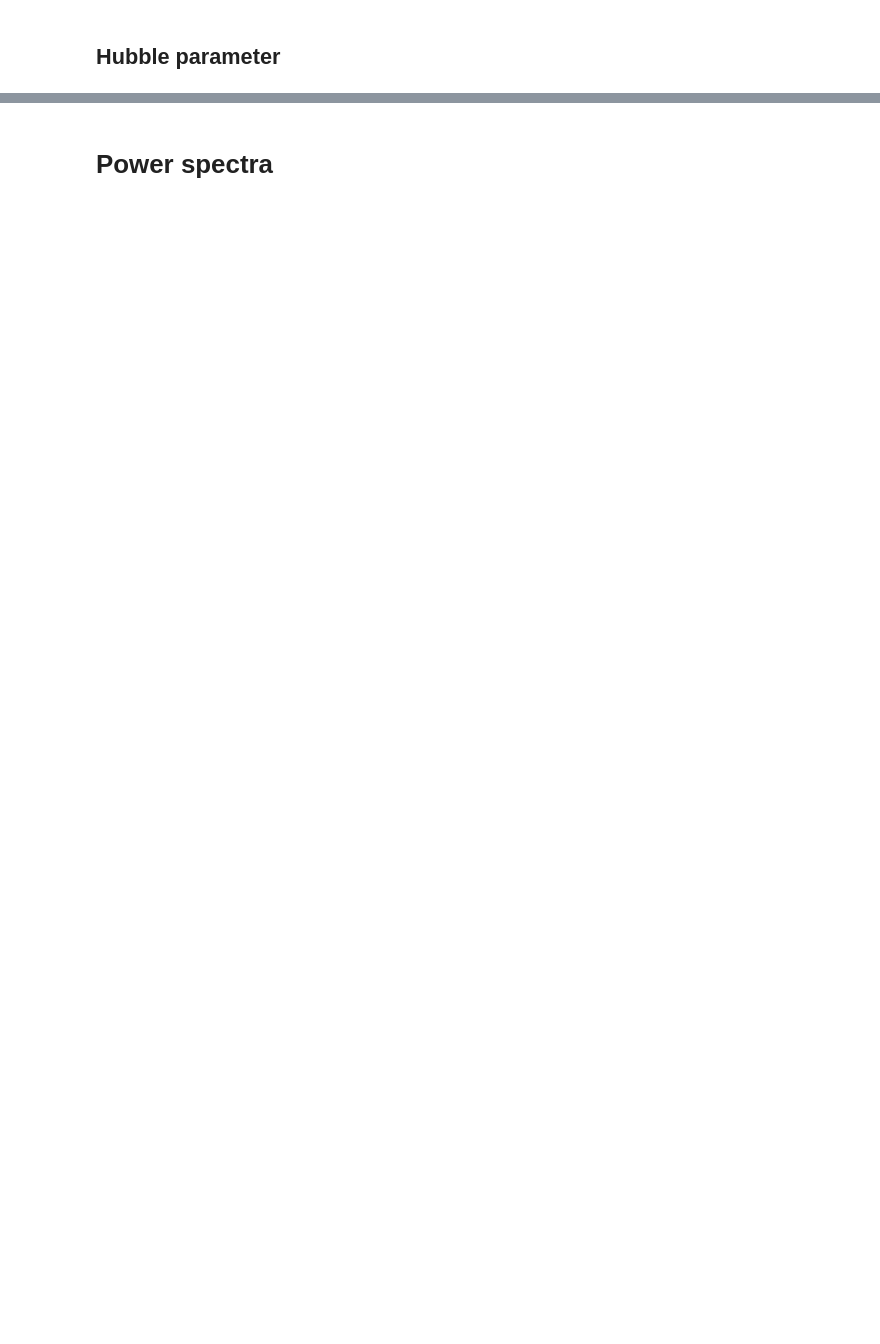
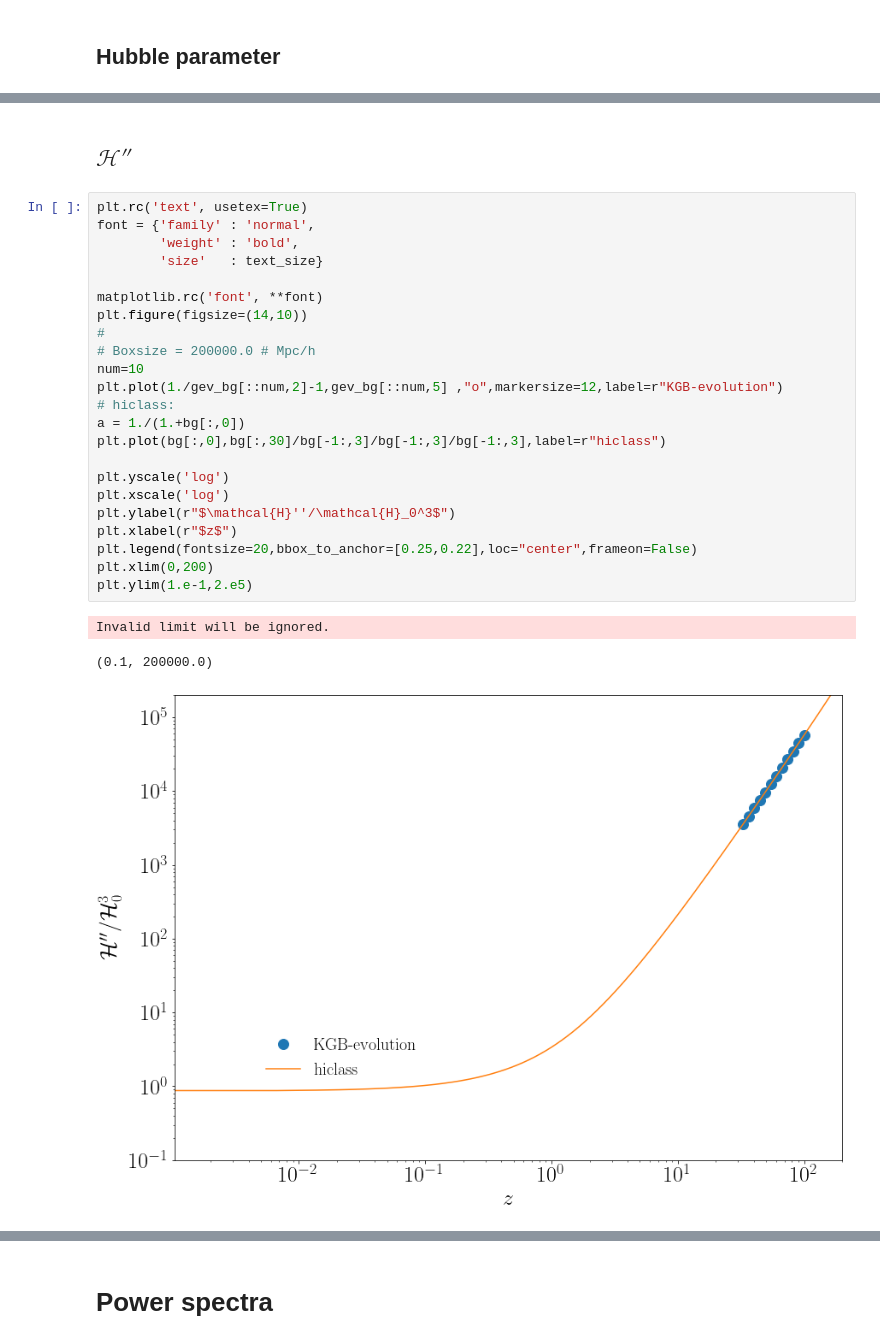
Before and after one commit to FarbodHassani/KGBevolution, a Jupyter notebook: notebook-analysis/KGB_evolution.ipynb, the cells around one changed output, grey strips where cells are left out. Cells and saved outputs as stored; diff of their text form; blank space fills up the shorter version.

```diff
--- a/notebook-analysis/KGB_evolution.ipynb
+++ b/notebook-analysis/KGB_evolution.ipynb
@@ -113,0 +159,29 @@ Invalid limit will be ignored.
+# %% [markdown]
+## $\mathcal{H}''$
+# %%
+plt.rc('text', usetex=True)
+font = {'family' : 'normal',
+        'weight' : 'bold',
+        'size'   : text_size}
+
+matplotlib.rc('font', **font)
+plt.figure(figsize=(14,10))
+#
+# Boxsize = 200000.0 # Mpc/h
+num=10
+plt.plot(1./gev_bg[::num,2]-1,gev_bg[::num,5] ,"o",markersize=12,label=r"KGB-evolution")
+# hiclass:
+a = 1./(1.+bg[:,0])
+plt.plot(bg[:,0],bg[:,30]/bg[-1:,3]/bg[-1:,3]/bg[-1:,3],label=r"hiclass")
+
+plt.yscale('log')
+plt.xscale('log')
+plt.ylabel(r"$\mathcal{H}''/\mathcal{H}_0^3$")
+plt.xlabel(r"$z$")
+plt.legend(fontsize=20,bbox_to_anchor=[0.25,0.22],loc="center",frameon=False)
+plt.xlim(0,200)
+plt.ylim(1.e-1,2.e5)
+# %% [output]
+Invalid limit will be ignored.
+(0.1, 200000.0)
+[figure, added]
```
Also changed, not shown: parts of 14 cells of this notebook, 7 other files.
